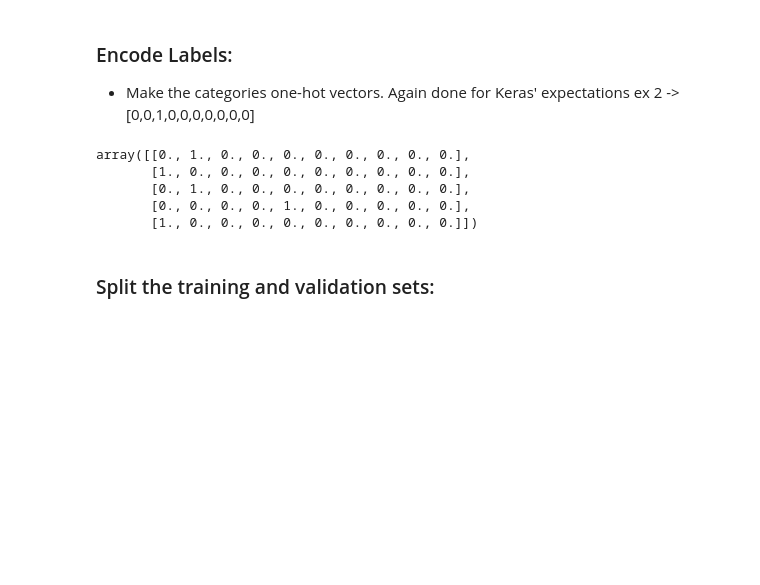
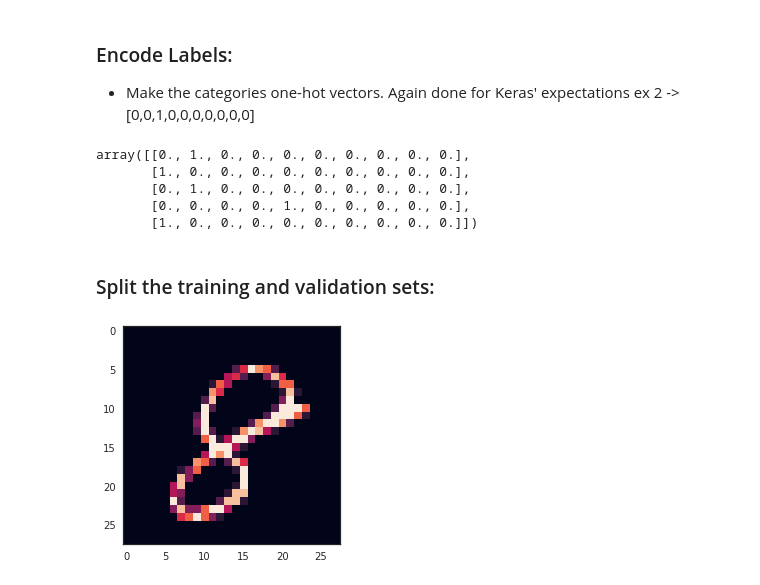
Before and after one commit to mattwinkler/kaggles, a Jupyter notebook: handwritten_digits/digit-recognition.ipynb, the cells around one changed output. Saved outputs shown, nothing was run; the diff lists cells and outputs as text; code cells hidden in the pictures; blank space fills up the shorter version.

```diff
--- a/handwritten_digits/digit-recognition.ipynb
+++ b/handwritten_digits/digit-recognition.ipynb
@@ -104,0 +107,9 @@ random_seed = 2
+# %%
+# split training and validation sets:
+# Note that the classes are relatively balanced, so we don't need to be overly concerned with stratification in the sampling
+X_train, X_val, y_train, y_val = train_test_split(X_train, y_train, test_size = 0.1, random_state = RANDOM_SEED)
+# %%
+# Look at an example image:
+g = plt.imshow(X_train[0][:,:,0])
+# %% [output]
+[figure, added]
```
Also changed, not shown: parts of 24 cells of this notebook.
